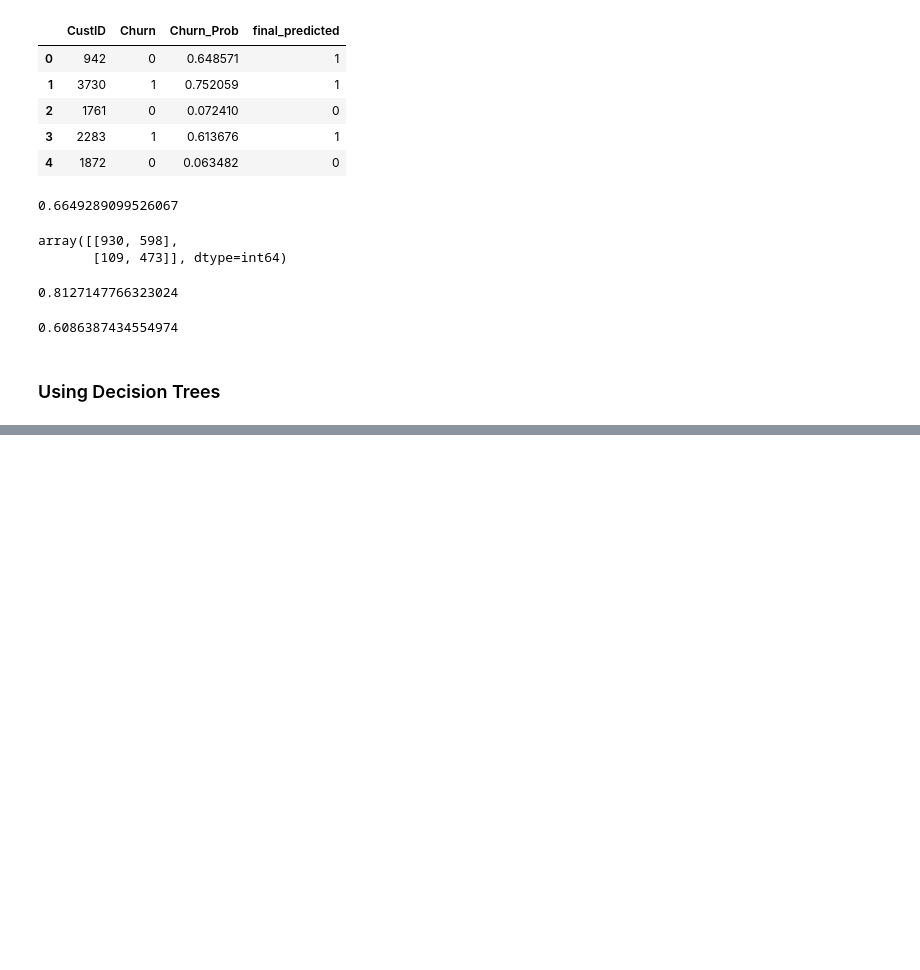
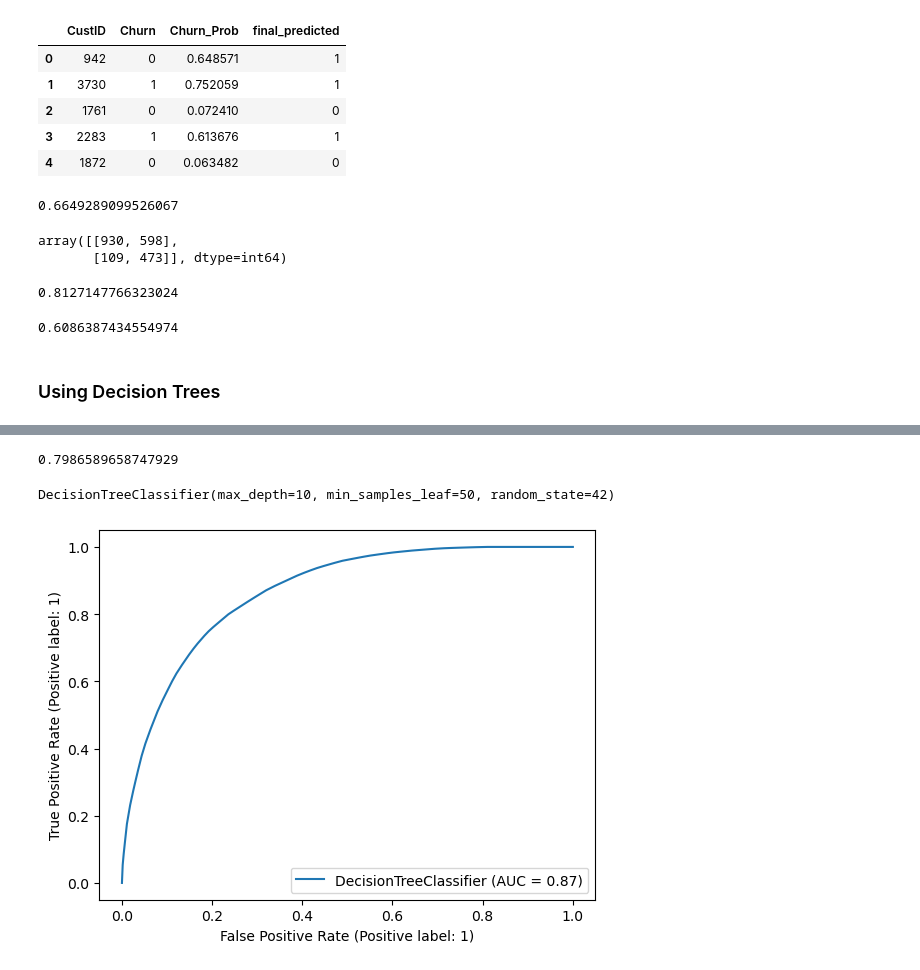
Before and after one commit to Ashik-Mohammed-S/Telecom_Churn_prediction, a Jupyter notebook: Model.ipynb, the cells around one changed output, grey strips where cells are left out. Cells and saved outputs as stored; diff of their text form; code cells hidden in the pictures; blank space fills up the shorter version.

```diff
--- a/Model.ipynb
+++ b/Model.ipynb
@@ -1084,0 +1125,13 @@ TN / float(TN+FP)
+# %%
+params = {
+    "max_depth": [2,3,5,10,20],
+    "min_samples_leaf": [5,10,20,50,100,500]
+}
+# %%
+grid_search = GridSearchCV(estimator=dt,
+                           param_grid=params,
+                           cv=4,
+                           n_jobs=-1, verbose=1, scoring="accuracy")
+# %%
+%%time
+grid_search.fit(X_train, y_train)
@@ -1084,0 +1145,14 @@ TN / float(TN+FP)
+# %%
+grid_search.best_score_
+# %% [output]
+0.7986589658747929
+# %%
+dt_best = grid_search.best_estimator_
+dt_best
+# %% [output]
+DecisionTreeClassifier(max_depth=10, min_samples_leaf=50, random_state=42)
+# %%
+plot_roc_curve(dt_best, X_train, y_train)
+plt.show()
+# %% [output]
+[figure, added]
```
Also changed, not shown: parts of 13 cells of this notebook.
